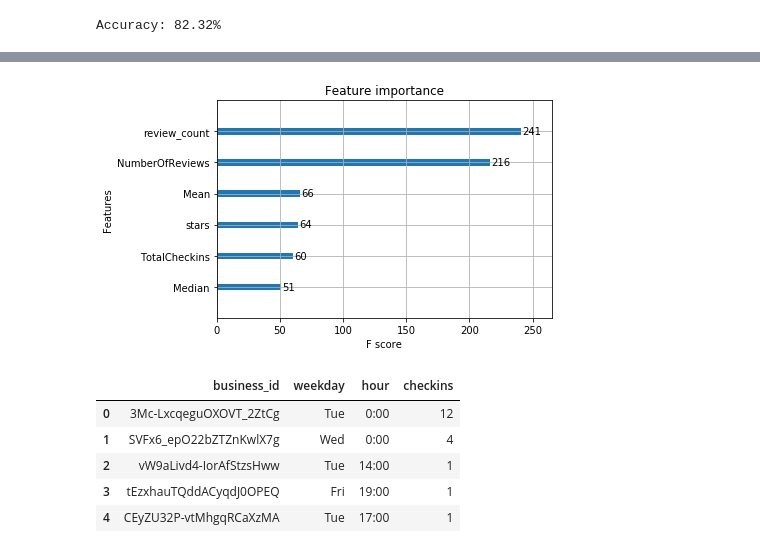
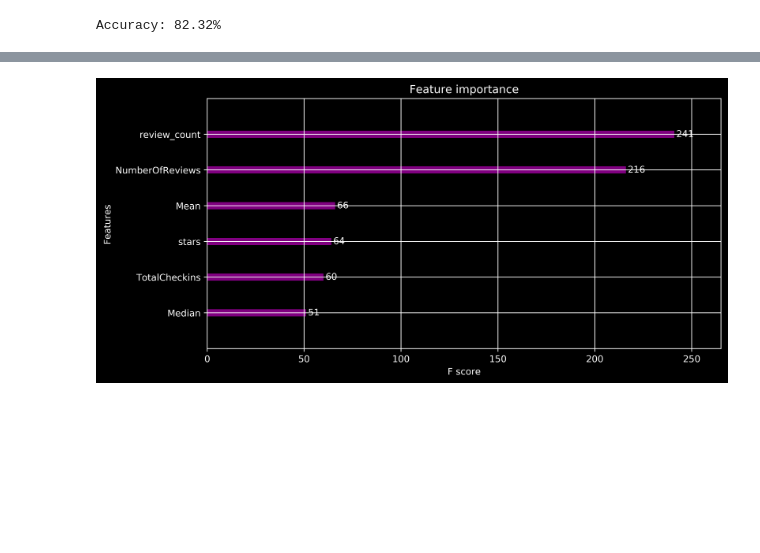
Before and after one commit to Joseamica/Project-1, a Jupyter notebook: Data/Closure_predictor.ipynb, the cells around one changed output, grey strips where cells are left out. Cells and saved outputs as stored; diff of their text form; code cells hidden in the pictures; blank space fills up the shorter version.

```diff
--- a/Data/Closure_predictor.ipynb
+++ b/Data/Closure_predictor.ipynb
@@ -196,10 +208,3 @@ accuracy = accuracy_score(test_y, predictions)
 print("Accuracy: %.2f%%" % (accuracy * 100.0))
 # %% [output]
 Accuracy: 82.32%
-# %%
-import os
-import graphviz
-os.environ["PATH"] += os.pathsep + 'D:/Program Files (x86)/Graphviz2.38/bin/'
-xgb.plot_tree(model,num_trees=0)
-plt.rcParams['figure.figsize'] = [50, 10]
-plt.show()
@@ -209,15 +211,10 @@ ExecutableNotFound: failed to execute ['dot', '-Tpng'], make sure the Graphviz e
-# %%
-xgb.plot_importance(model)
-plt.rcParams['figure.figsize'] = [5, 5]
-plt.show()
-# %% [output]
-[figure, removed]
-# %%
-checkin.head()
-# %% [output]
-|  | business_id | weekday | hour | checkins |
-| 0 | 3Mc-LxcqeguOXOVT_2ZtCg | Tue | 0:00 | 12 |
-| 1 | SVFx6_epO22bZTZnKwlX7g | Wed | 0:00 | 4 |
-| 2 | vW9aLivd4-IorAfStzsHww | Tue | 14:00 | 1 |
-| 3 | tEzxhauTQddACyqdJ0OPEQ | Fri | 19:00 | 1 |
-| 4 | CEyZU32P-vtMhgqRCaXzMA | Tue | 17:00 | 1 |
+# %%
+plt.style.use('dark_background')
+xgb.plot_importance(model, color='purple')
+plt.rcParams['figure.figsize'] = [10,5]
+plt.rcParams['figure.dpi'] = 500
+plt.rcParams['grid.color'] = 'black'
+plt.savefig('feat_importance.png', transparent=True)
+plt.show()
+# %% [output]
+[figure, added]
```
Also changed, not shown: parts of 3 cells of this notebook, 5 other files.
